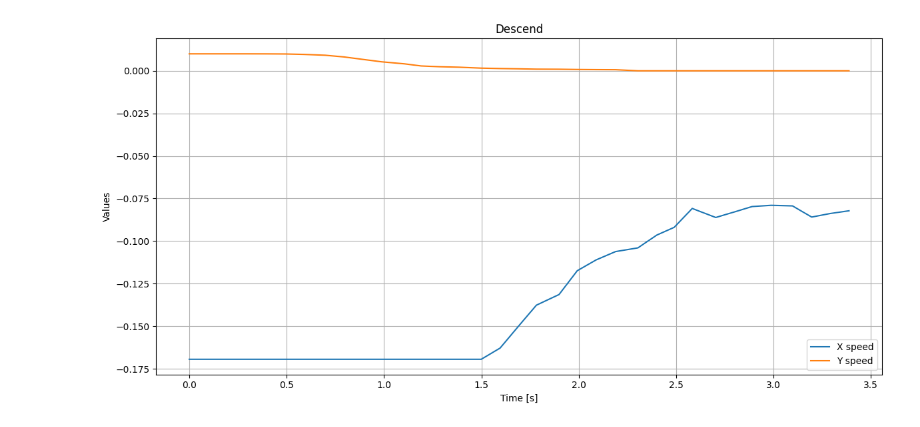
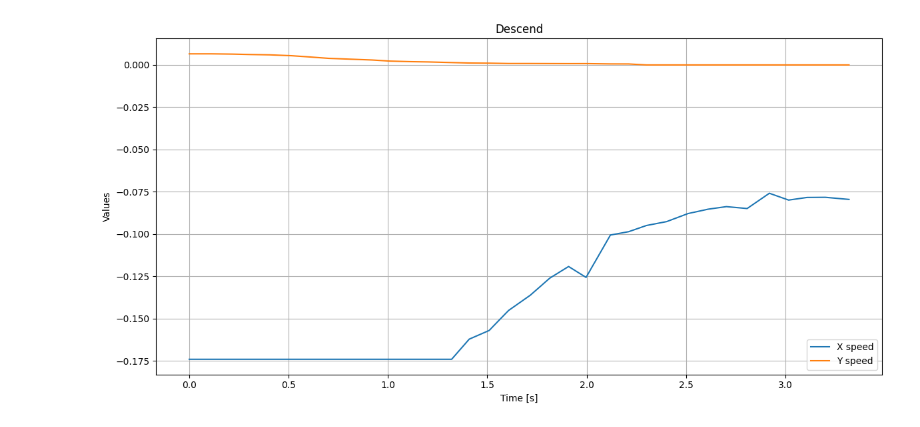
Before and after one commit to KarolChudzicki/Master-Thesis, a Jupyter notebook: Plots/xy_plots.ipynb, the cells around one changed output. Saved outputs shown, nothing was run; the diff lists cells and outputs as text; code cells hidden in the pictures.

```diff
--- a/Plots/xy_plots.ipynb
+++ b/Plots/xy_plots.ipynb
@@ -1,25 +1,25 @@
 # %%
 import pandas as pd
 import matplotlib.pyplot as plt
 
 # Load CSV
-df = pd.read_csv("follow/xy_2025-07-11_14-44-03.csv")
+df = pd.read_csv("follow/xy_2025-07-21_11-07-11.csv")
 
 # Optional: convert raw timestamp to relative time
 df["relative_time"] = df["time"] - df["time"].iloc[0]
 
 # Plotting
 plt.figure(figsize=(12, 6))
 plt.plot(df["relative_time"], df["x_speed"], label="X speed")
 plt.plot(df["relative_time"], df["y_speed"], label="Y speed")
 
 
 plt.xlabel("Time [s]")
 plt.ylabel("Values")
 plt.title("Descend")
 plt.legend()
 plt.grid(True)
 plt.tight_layout()
 plt.show()
 # %% [output]
-[figure, old version]
+[figure, new version]
```
Also changed, not shown: parts of 1 cell of this notebook.
